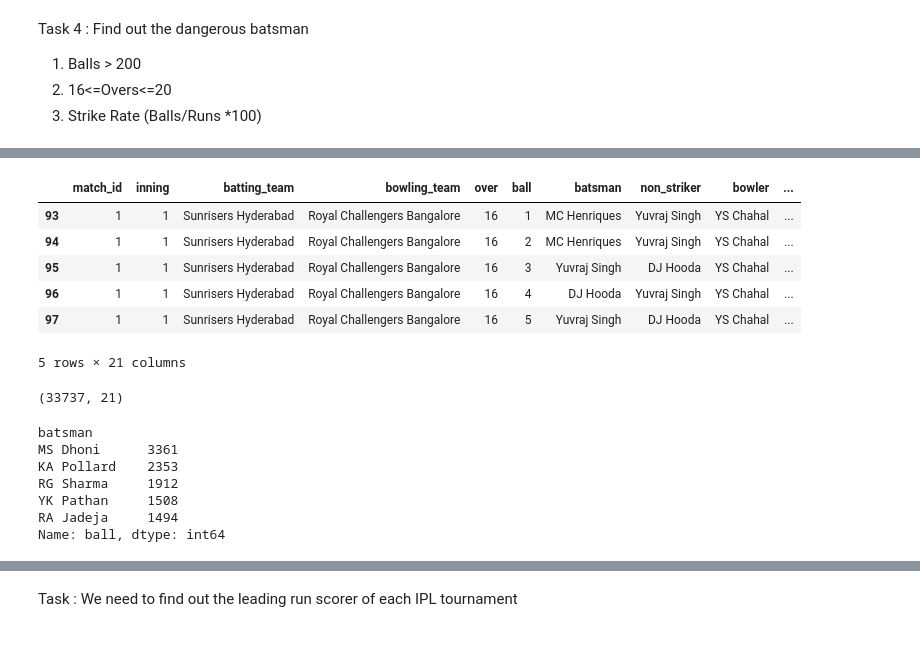
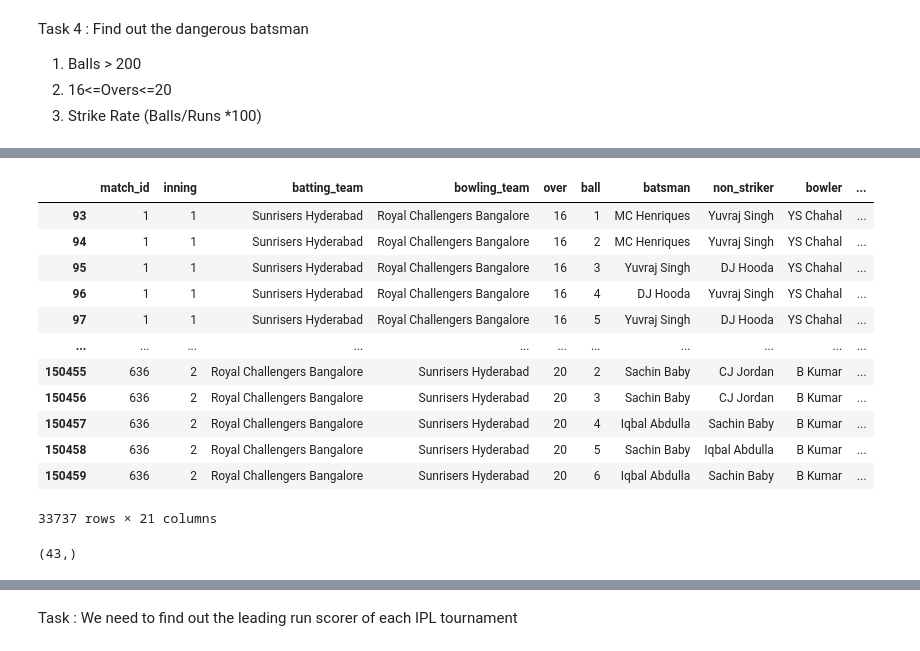
Before and after one commit to shashwatsrii/Machine_Learning, a Jupyter notebook: Class/Lab3/analysis.ipynb, the cells around one changed output, grey strips where cells are left out. Drawn from its saved outputs; the diff is of its cells as text; code cells hidden in the pictures.

```diff
--- a/Class/Lab3/analysis.ipynb
+++ b/Class/Lab3/analysis.ipynb
@@ -211,17 +227,19 @@ Task 4 : Find out the dangerous batsman
 # %%
-death_over = df[df['over']>15]
+death = df[df['over']>15]
-# %%
-d1.head()
-# %% [output]
-|  | match_id | inning | batting_team | bowling_team | over | ball | batsman | non_striker | bowler | ... |
-| 93 | 1 | 1 | Sunrisers Hyderabad | Royal Challengers Bangalore | 16 | 1 | MC Henriques | Yuvraj Singh | YS Chahal | ... |
-| 94 | 1 | 1 | Sunrisers Hyderabad | Royal Challengers Bangalore | 16 | 2 | MC Henriques | Yuvraj Singh | YS Chahal | ... |
-| 95 | 1 | 1 | Sunrisers Hyderabad | Royal Challengers Bangalore | 16 | 3 | Yuvraj Singh | DJ Hooda | YS Chahal | ... |
-| 96 | 1 | 1 | Sunrisers Hyderabad | Royal Challengers Bangalore | 16 | 4 | DJ Hooda | Yuvraj Singh | YS Chahal | ... |
-| 97 | 1 | 1 | Sunrisers Hyderabad | Royal Challengers Bangalore | 16 | 5 | Yuvraj Singh | DJ Hooda | YS Chahal | ... |
-5 rows × 21 columns
-# %%
-d1.shape
-# %% [output]
-(33737, 21)
+# %%
+death
+# %% [output]
+|  | match_id | inning | batting_team | bowling_team | over | ball | batsman | non_striker | bowler | ... |
+| 93 | 1 | 1 | Sunrisers Hyderabad | Royal Challengers Bangalore | 16 | 1 | MC Henriques | Yuvraj Singh | YS Chahal | ... |
+| 94 | 1 | 1 | Sunrisers Hyderabad | Royal Challengers Bangalore | 16 | 2 | MC Henriques | Yuvraj Singh | YS Chahal | ... |
+| 95 | 1 | 1 | Sunrisers Hyderabad | Royal Challengers Bangalore | 16 | 3 | Yuvraj Singh | DJ Hooda | YS Chahal | ... |
+| 96 | 1 | 1 | Sunrisers Hyderabad | Royal Challengers Bangalore | 16 | 4 | DJ Hooda | Yuvraj Singh | YS Chahal | ... |
+| 97 | 1 | 1 | Sunrisers Hyderabad | Royal Challengers Bangalore | 16 | 5 | Yuvraj Singh | DJ Hooda | YS Chahal | ... |
+| ... | ... | ... | ... | ... | ... | ... | ... | ... | ... | ... |
+| 150455 | 636 | 2 | Royal Challengers Bangalore | Sunrisers Hyderabad | 20 | 2 | Sachin Baby | CJ Jordan | B Kumar | ... |
+| 150456 | 636 | 2 | Royal Challengers Bangalore | Sunrisers Hyderabad | 20 | 3 | Sachin Baby | CJ Jordan | B Kumar | ... |
+| 150457 | 636 | 2 | Royal Challengers Bangalore | Sunrisers Hyderabad | 20 | 4 | Iqbal Abdulla | Sachin Baby | B Kumar | ... |
+| 150458 | 636 | 2 | Royal Challengers Bangalore | Sunrisers Hyderabad | 20 | 5 | Sachin Baby | Iqbal Abdulla | B Kumar | ... |
+| 150459 | 636 | 2 | Royal Challengers Bangalore | Sunrisers Hyderabad | 20 | 6 | Iqbal Abdulla | Sachin Baby | B Kumar | ... |
+33737 rows × 21 columns
 # %%
@@ -231,10 +246,0 @@ d2 = d1.groupby('batsman')['ball'].sum().sort_values(ascending = False)
-# %%
-d2.head()
-# %% [output]
-batsman
-MS Dhoni      3361
-KA Pollard    2353
-RG Sharma     1912
-YK Pathan     1508
-RA Jadeja     1494
-Name: ball, dtype: int64
@@ -240,0 +249,4 @@ Name: ball, dtype: int64
+# %%
+all_batsman[x].shape
+# %% [output]
+(43,)
```
Also changed, not shown: parts of 5 cells of this notebook.
